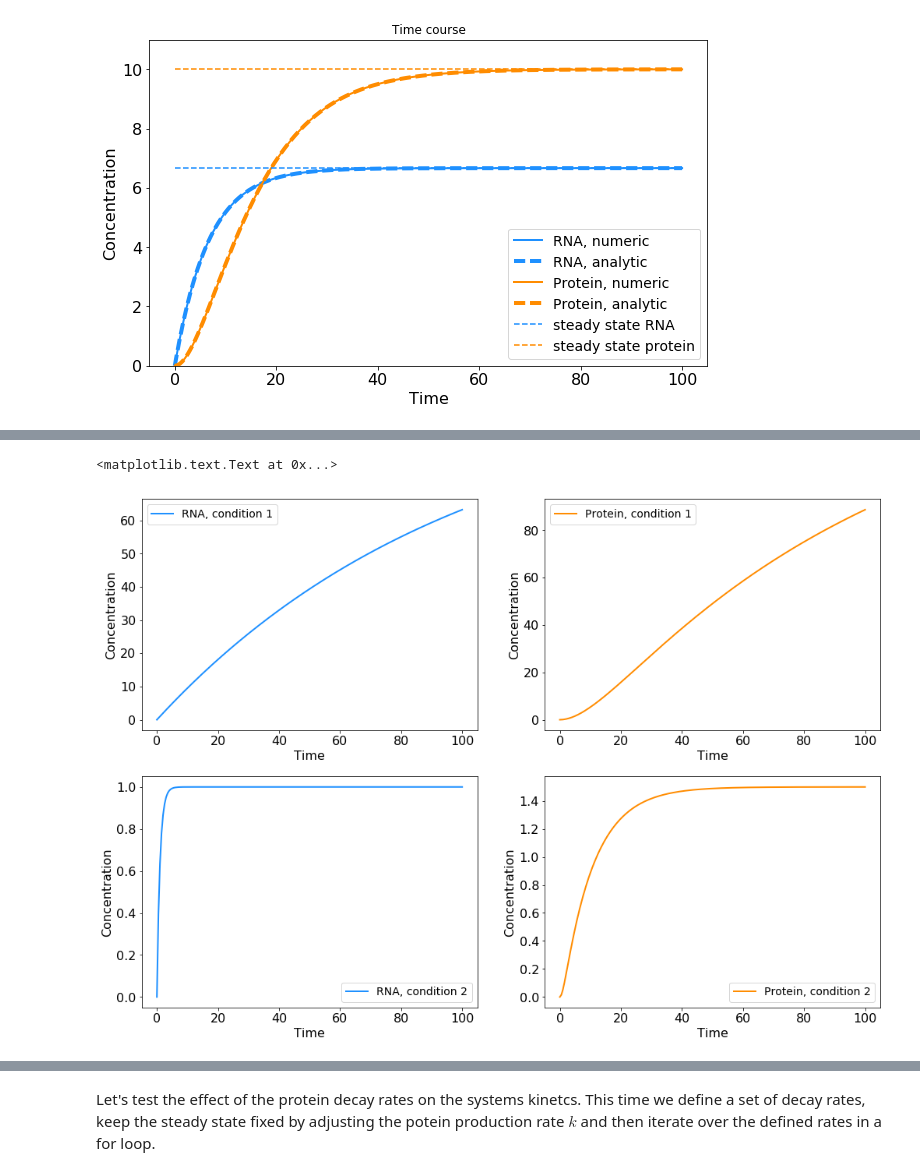
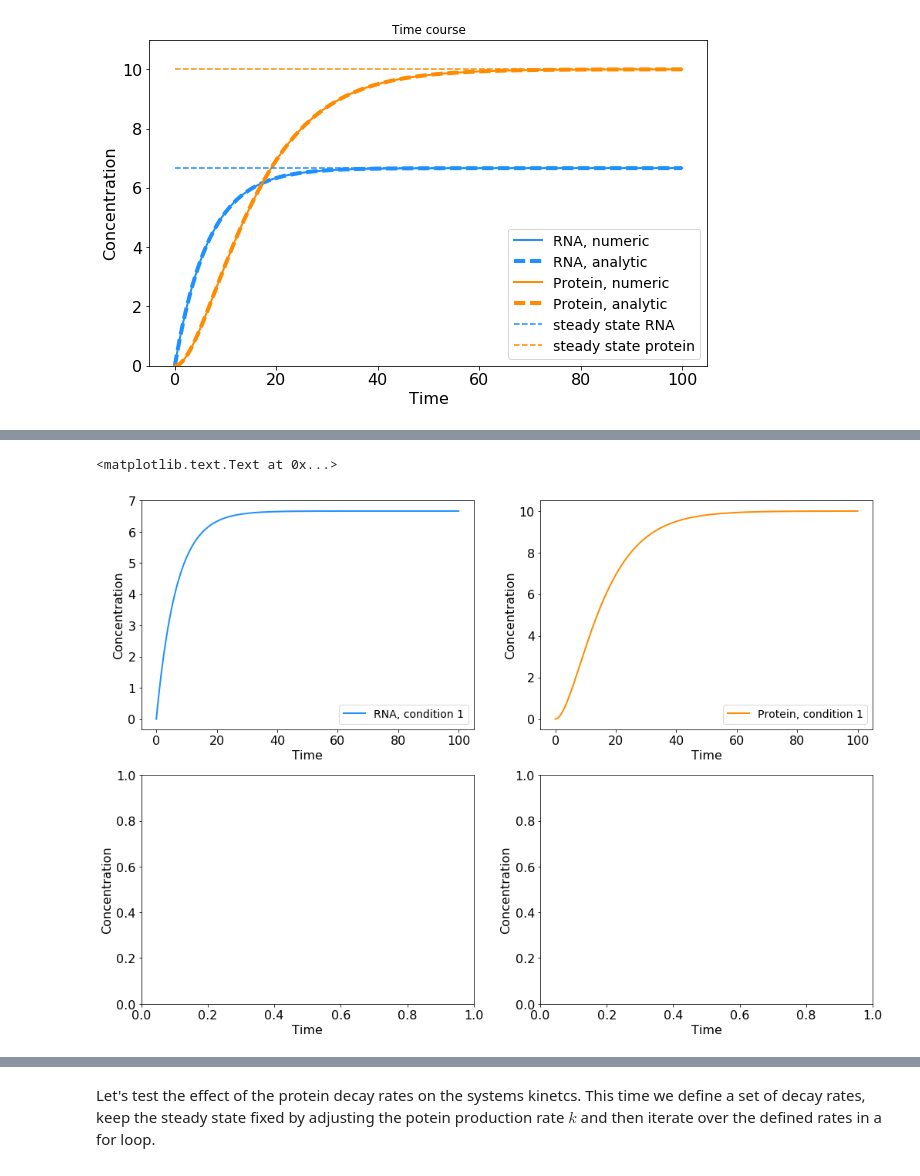
Before and after one commit to baumgast/Biomedicine-teaching, a Jupyter notebook: Biomedicine Master 2017, dynamic modeling.ipynb, the cells around one changed output, grey strips where cells are left out. Drawn from its saved outputs; the diff is of its cells as text; code cells hidden in the pictures.

```diff
--- a/Biomedicine Master 2017, dynamic modeling.ipynb
+++ b/Biomedicine Master 2017, dynamic modeling.ipynb
@@ -159,53 +179,54 @@ y_0 = [RNA_0,protein_0]
 # set the time vector
 tt = sp.linspace(0,100,200)
 
-beta = 1
-k = 0.15
-
 #--------------------------------
 
 # I) define parameters and time vector to solve the ODEs (Reference parameters)
-gamma_m = 0.01
+beta = 1
+gamma_m = 0.15
+k = 0.15
 gamma_p = 0.1
 param = [beta,gamma_m,k,gamma_p]
 
 # solve the ODE system with the defined parameters and initial condition
 sol_deterministic = odeint(solve_ODE_transcription_translation,y_0,tt,args = (param,))
 
 #---------------------------------
 
 # II) define parameters and time vector to solve the ODEs (Perturbed parameters)
-gamma_m = 1
-gamma_p = 0.1
-param1 = [beta,gamma_m,k,gamma_p]
+# beta = 1
+# gamma_m = 0.15
+# k = 0.15
+# gamma_p = 0.1
+# param1 = [beta,gamma_m,k,gamma_p]
 
-# solve the ODE system with the defined parameters and initial condition
-sol_deterministic1 = odeint(solve_ODE_transcription_translation,y_0,tt,args = (param1,))
+# # solve the ODE system with the defined parameters and initial condition
+# sol_deterministic1 = odeint(solve_ODE_transcription_translation,y_0,tt,args = (param1,))
 
 #---------------------------------
 
 # plot the result
 fig,ax = pl.subplots(2,2, figsize = (17,12))
 ax[0,0].plot(tt,sol_deterministic[:,0], label = 'RNA, condition 1', lw = line_width,color = color_rna)
 
 ax[0,0].legend(loc = 'best')
 ax[0,0].set_xlabel('Time')
 ax[0,0].set_ylabel('Concentration')
 
-ax[1,0].plot(tt,sol_deterministic1[:,0], label = 'RNA, condition 2', lw = line_width,color = color_rna)
-ax[1,0].legend(loc = 'best')
-ax[1,0].set_xlabel('Time')
-ax[1,0].set_ylabel('Concentration')
-
 ax[0,1].plot(tt,sol_deterministic[:,1], label = 'Protein, condition 1', lw = line_width, color = color_protein)
 ax[0,1].legend(loc = 'best')
 ax[0,1].set_xlabel('Time')
 ax[0,1].set_ylabel('Concentration')
 
-ax[1,1].plot(tt,sol_deterministic1[:,1], label = 'Protein, condition 2', lw = line_width, color = color_protein)
-ax[1,1].legend(loc = 'best')
+ax[1,0]#.plot(tt,sol_deterministic1[:,0], label = 'RNA, condition 2', lw = line_width,color = color_rna)
+ax[1,0].legend(loc = 'best')
+ax[1,0].set_xlabel('Time')
+ax[1,0].set_ylabel('Concentration')
+
+ax[1,1]#.plot(tt,sol_deterministic1[:,1], label = 'Protein, condition 2', lw = line_width, color = color_protein)
+# ax[1,1].legend(loc = 'best')
 ax[1,1].set_xlabel('Time')
 ax[1,1].set_ylabel('Concentration')
 # %% [output]
 <matplotlib.text.Text at 0x...>
-[figure, old version]
+[figure, new version]
```
Also changed, not shown: parts of 29 cells of this notebook.
